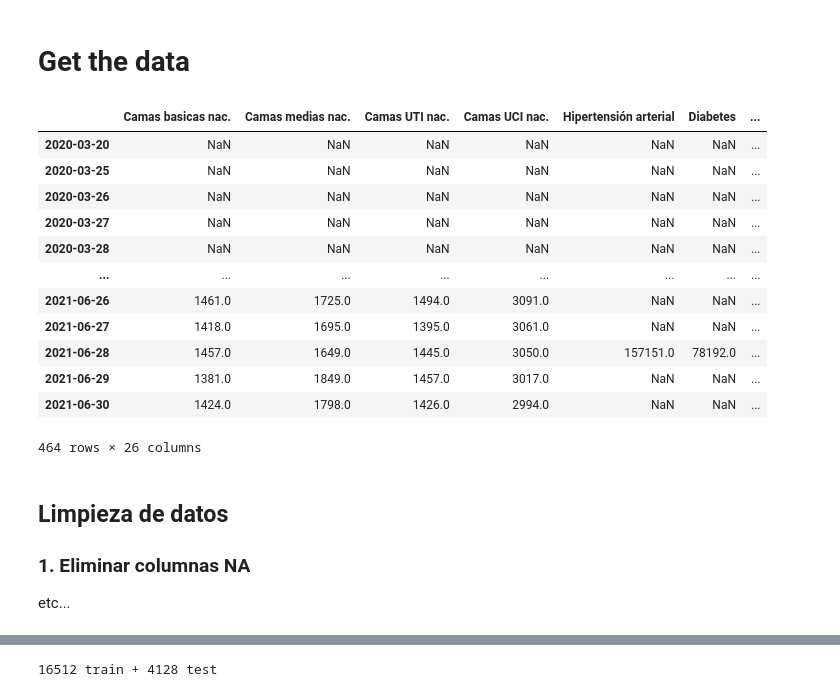
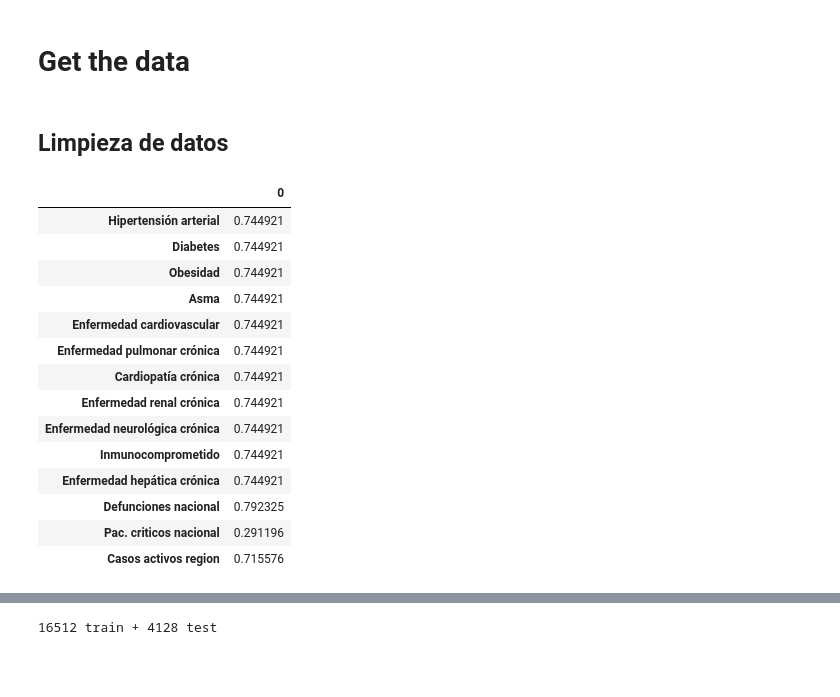
Before and after one commit to ncarf/prediction-uci, a Jupyter notebook: Prediction_UCI.ipynb, the cells around one changed output, grey strips where cells are left out. Saved outputs shown, nothing was run; the diff lists cells and outputs as text; code cells hidden in the pictures; blank space fills up the shorter version.

```diff
--- a/Prediction_UCI.ipynb
+++ b/Prediction_UCI.ipynb
@@ -66,6 +66,7 @@ def fetch_housing_data(housing_url=HOUSING_URL, housing_path=HOUSING_PATH):
 fetch_housing_data()
 # %%
 import pandas as pd
+pd.set_option('display.max_rows', 500)
 
 #def load_housing_data(housing_path=HOUSING_PATH):
 #    csv_path = os.path.join(housing_path, "housing.csv")
@@ -95,6 +96,8 @@ uci_covid_nacional = load_uci_data("PacientesCriticos_T.csv")
 uci_region = load_uci_data("UCI_T.csv")
 egresos_nacional = load_uci_data("Egresos_std.csv") #Nuevo
 casos_activos = load_uci_data("ActivosComuna_std.csv") #Nuevo
+# %% [markdown]
+## Limpieza de datos
 # %%
 camas_region = camas_region[camas_region["Region"].str.match("Metropolitana")]
 camas_region = camas_region.groupby(["Fecha", "Serie"])["Fecha", "Serie", "Casos"].sum().reset_index()
@@ -139,7 +142,9 @@ uci_region.set_index(uci_region["Fecha"], inplace=True)
 uci_region.drop(axis=1, labels="Fecha", inplace=True)
 uci_region.index.name = None
 
-casos_activos = casos_activos.rename(columns = {'Casos activos':'Casos activos region'})
+#casos_activos = casos_activos.rename(columns = {'Casos activos':'Casos activos region'})
+casos_activos = casos_activos.loc[:,["Region", "Fecha", "Casos activos"]]
+casos_activos.columns = ["Region", "Fecha", "Casos activos region"]
 casos_activos = casos_activos[casos_activos["Region"].str.match("Metropolitana")]
 casos_activos = casos_activos.groupby("Fecha")["Fecha", "Casos activos region"].sum().reset_index()
 casos_activos.set_index(casos_activos["Fecha"], inplace=True)
@@ -167,34 +172,38 @@ data = pd.merge(data, vent_disp,how='outer', left_index=True, right_index=True)
 data = pd.merge(data, uci_covid_nacional,how='outer', left_index=True, right_index=True)
 data = pd.merge(data, uci_region,how='outer', left_index=True, right_index=True)
 data = pd.merge(data, casos_activos,how='outer', left_index=True, right_index=True)
+
+data = data.loc['2020-04-14':]
+data.index = pd.to_datetime(data.index)
+for col in data:
+    data[col] = pd.to_numeric(data[col], errors='coerce')
 # %%
 #uci_region
 # VER UMBRAL y proporción de NaNs
 #data.columns
 data_rows = data.shape[0]
 nan_proportions = data.apply(lambda x: x.isnull().sum() / data_rows, axis=0).to_frame()
 #nan_proportions
-data1 = nan_proportions.loc[nan_proportions[0] <= 0.3]
+data_non_imputable = nan_proportions.loc[nan_proportions[0] >= 0.15]
+data_non_imputable
 #type(nan_proportions)
 
-data1.apply(lambda x: x.interpolate())
+#data1.apply(lambda x: x.interpolate())
 
 # Hacer
 # %% [output]
-|  | Camas basicas nac. | Camas medias nac. | Camas UTI nac. | Camas UCI nac. | Hipertensión arterial | Diabetes | ... |
-| 2020-03-20 | NaN | NaN | NaN | NaN | NaN | NaN | ... |
-| 2020-03-25 | NaN | NaN | NaN | NaN | NaN | NaN | ... |
-| 2020-03-26 | NaN | NaN | NaN | NaN | NaN | NaN | ... |
-| 2020-03-27 | NaN | NaN | NaN | NaN | NaN | NaN | ... |
-| 2020-03-28 | NaN | NaN | NaN | NaN | NaN | NaN | ... |
-| ... | ... | ... | ... | ... | ... | ... | ... |
-| 2021-06-26 | 1461.0 | 1725.0 | 1494.0 | 3091.0 | NaN | NaN | ... |
-| 2021-06-27 | 1418.0 | 1695.0 | 1395.0 | 3061.0 | NaN | NaN | ... |
-| 2021-06-28 | 1457.0 | 1649.0 | 1445.0 | 3050.0 | 157151.0 | 78192.0 | ... |
-| 2021-06-29 | 1381.0 | 1849.0 | 1457.0 | 3017.0 | NaN | NaN | ... |
-| 2021-06-30 | 1424.0 | 1798.0 | 1426.0 | 2994.0 | NaN | NaN | ... |
+|  | 0 |
+| Hipertensión arterial | 0.744921 |
+| Diabetes | 0.744921 |
+| Obesidad | 0.744921 |
+| Asma | 0.744921 |
+| Enfermedad cardiovascular | 0.744921 |
+| Enfermedad pulmonar crónica | 0.744921 |
+| Cardiopatía crónica | 0.744921 |
+| Enfermedad renal crónica | 0.744921 |
+| Enfermedad neurológica crónica | 0.744921 |
+| Inmunocomprometido | 0.744921 |
+| Enfermedad hepática crónica | 0.744921 |
+| Defunciones nacional | 0.792325 |
+| Pac. criticos nacional | 0.291196 |
+| Casos activos region | 0.715576 |
-464 rows × 26 columns
-# %% [markdown]
-## Limpieza de datos
-### 1. Eliminar columnas NA
-etc...
```
Also changed, not shown: parts of 10 cells of this notebook.
